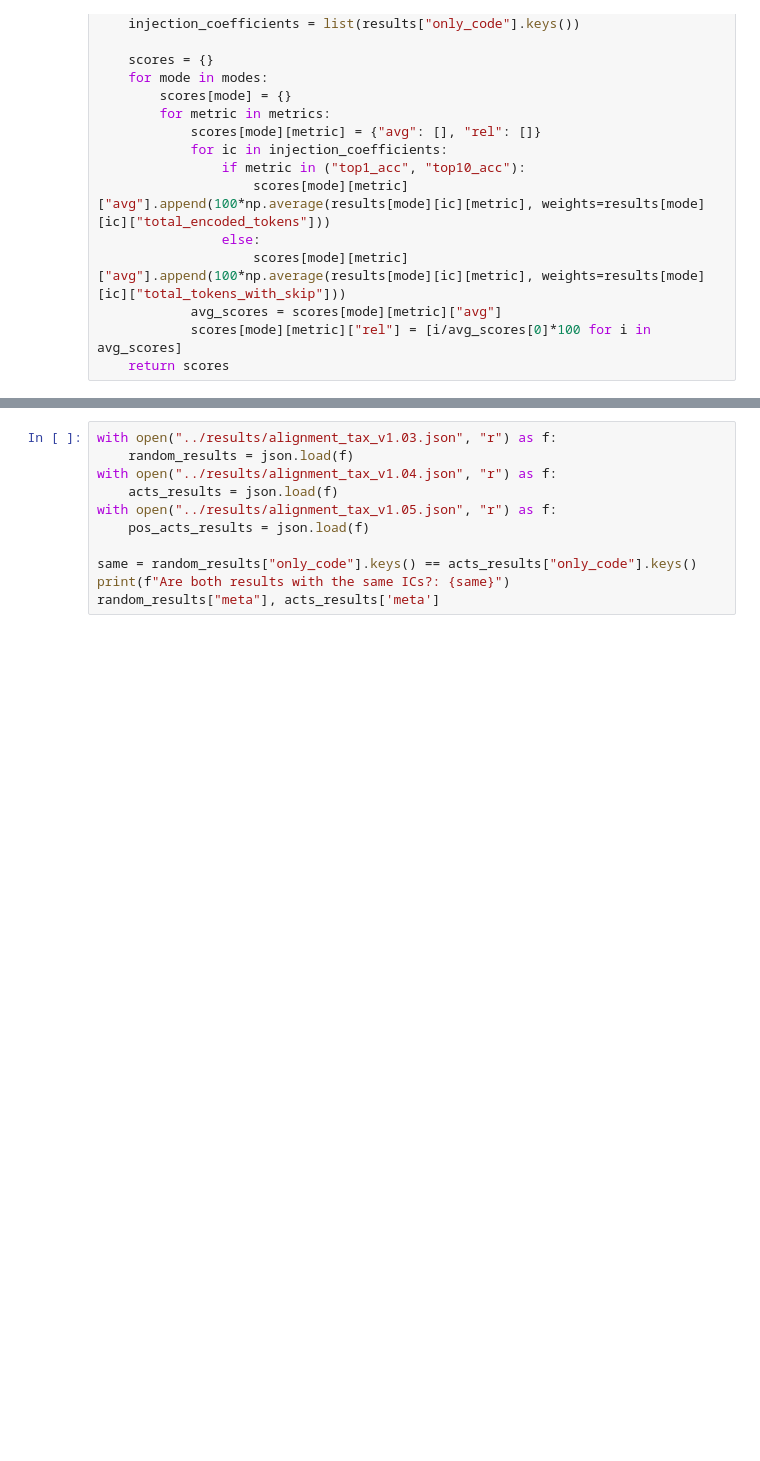
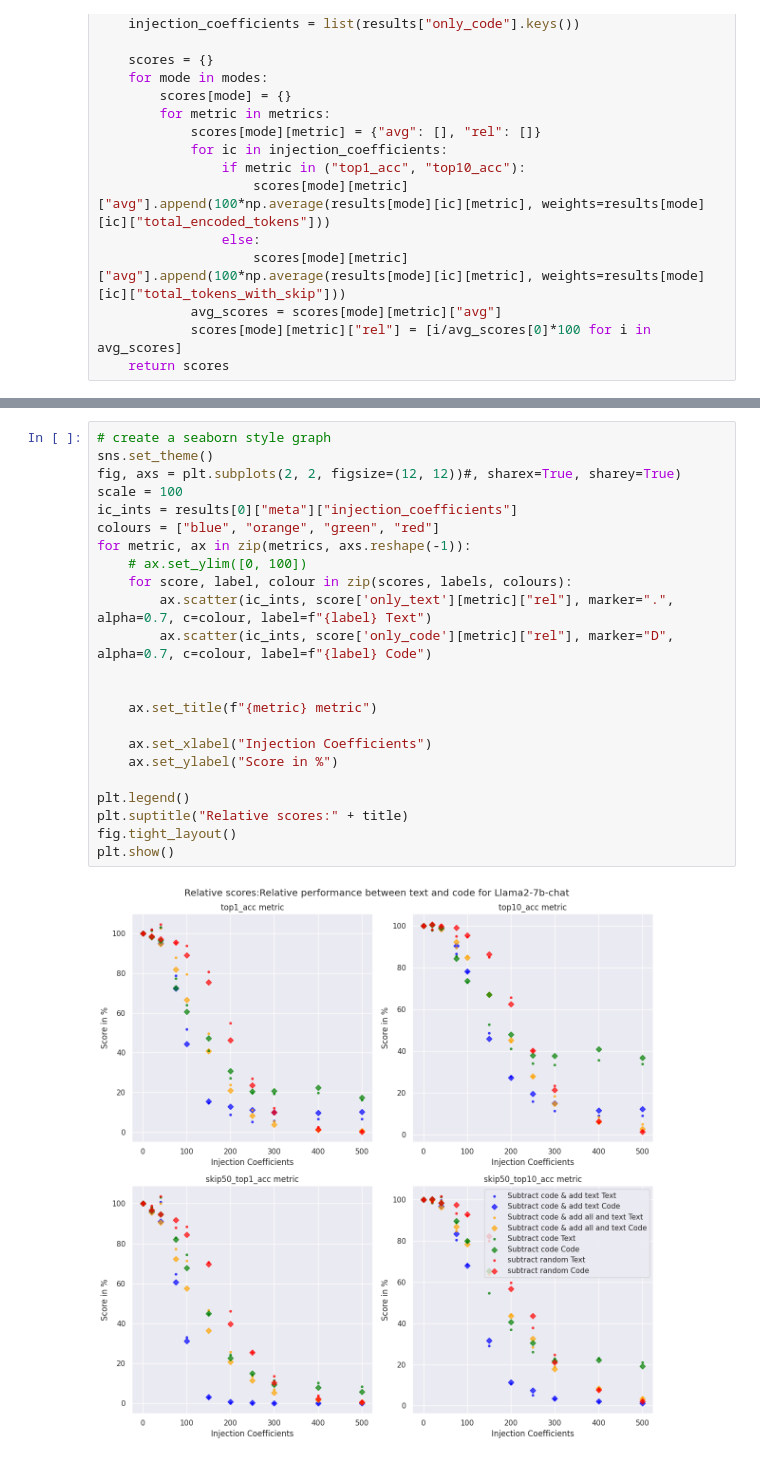
Before and after one commit to TeunvdWeij/extending-activation-addition, a Jupyter notebook: src/make_plots.ipynb, the cells around one changed output, grey strips where cells are left out. Cells and saved outputs as stored; diff of their text form; blank space fills up the shorter version.

```diff
--- a/src/make_plots.ipynb
+++ b/src/make_plots.ipynb
@@ -76,11 +85,25 @@ plt.show()
-# %%
-with open("../results/alignment_tax_v1.03.json", "r") as f:
-    random_results = json.load(f)
-with open("../results/alignment_tax_v1.04.json", "r") as f:
-    acts_results = json.load(f)
-with open("../results/alignment_tax_v1.05.json", "r") as f:
-    pos_acts_results = json.load(f)
-
-same = random_results["only_code"].keys() == acts_results["only_code"].keys()
-print(f"Are both results with the same ICs?: {same}")
-random_results["meta"], acts_results['meta']
+# %%
+# create a seaborn style graph
+sns.set_theme()
+fig, axs = plt.subplots(2, 2, figsize=(12, 12))#, sharex=True, sharey=True)
+scale = 100
+ic_ints = results[0]["meta"]["injection_coefficients"]
+colours = ["blue", "orange", "green", "red"]
+for metric, ax in zip(metrics, axs.reshape(-1)):
+    # ax.set_ylim([0, 100])
+    for score, label, colour in zip(scores, labels, colours):
+        ax.scatter(ic_ints, score['only_text'][metric]["rel"], marker=".", alpha=0.7, c=colour, label=f"{label} Text")
+        ax.scatter(ic_ints, score['only_code'][metric]["rel"], marker="D", alpha=0.7, c=colour, label=f"{label} Code")
+
+
+    ax.set_title(f"{metric} metric")
+
+    ax.set_xlabel("Injection Coefficients")
+    ax.set_ylabel("Score in %")
+
+plt.legend()
+plt.suptitle("Relative scores:" + title)
+fig.tight_layout()
+plt.show()
+# %% [output]
+[figure, added]
```
Also changed, not shown: parts of 21 cells of this notebook.
